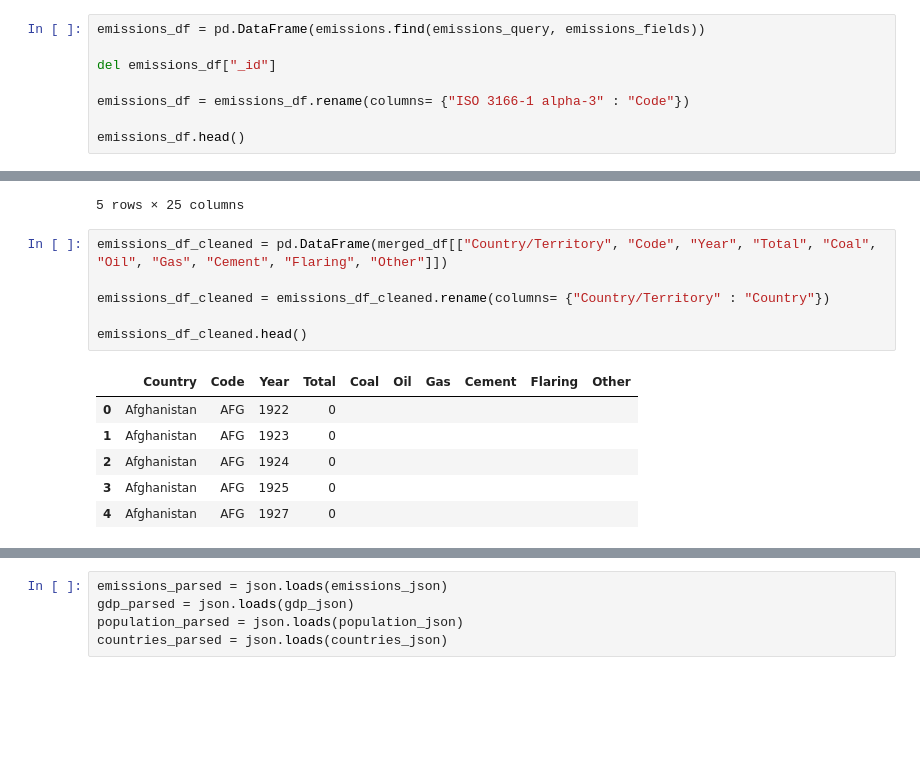
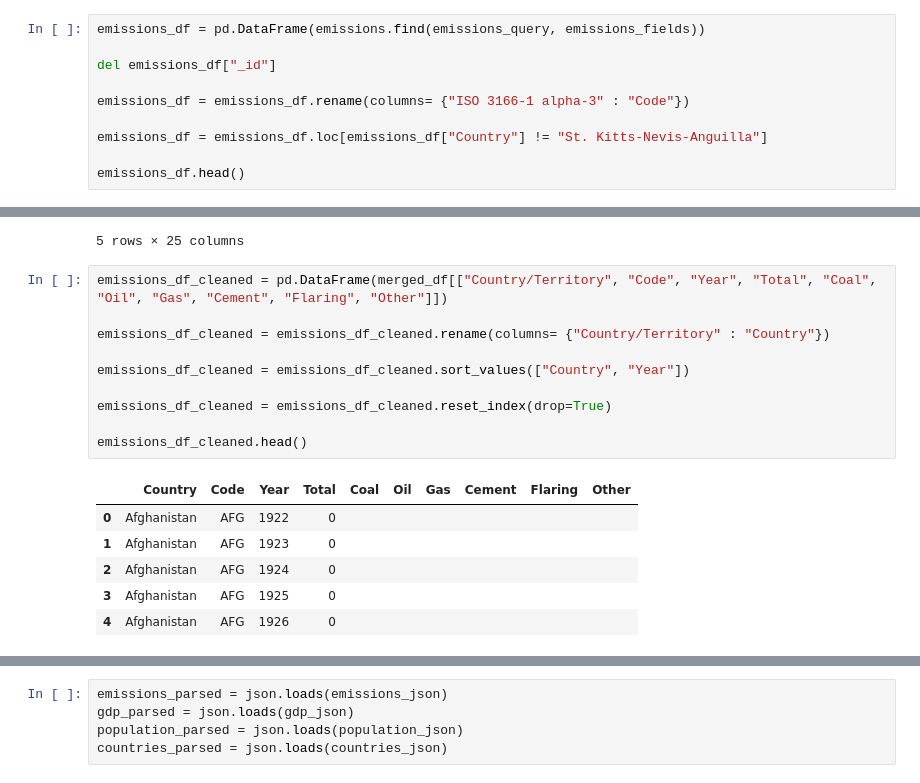
Before and after one commit to ddaniel2024/Project-3, a Jupyter notebook: notebook.ipynb, the cells around one changed output, grey strips where cells are left out. Drawn from its saved outputs; the diff is of its cells as text; blank space fills up the shorter version.

```diff
--- a/notebook.ipynb
+++ b/notebook.ipynb
@@ -62,6 +62,8 @@ del emissions_df["_id"]
 
 emissions_df = emissions_df.rename(columns= {"ISO 3166-1 alpha-3" : "Code"})
 
+emissions_df = emissions_df.loc[emissions_df["Country"] != "St. Kitts-Nevis-Anguilla"]
+
 emissions_df.head()
 # %% [output]
 |  | Country | Code | Year | Total | Coal | Oil | Gas | Cement | Flaring | Other |
@@ -160,16 +162,20 @@ merged_df.head()
 # %%
 emissions_df_cleaned = pd.DataFrame(merged_df[["Country/Territory", "Code", "Year", "Total", "Coal", "Oil", "Gas", "Cement", "Flaring", "Other"]])
 
 emissions_df_cleaned = emissions_df_cleaned.rename(columns= {"Country/Territory" : "Country"})
 
+emissions_df_cleaned = emissions_df_cleaned.sort_values(["Country", "Year"])
+
+emissions_df_cleaned = emissions_df_cleaned.reset_index(drop=True)
+
 emissions_df_cleaned.head()
 # %% [output]
 |  | Country | Code | Year | Total | Coal | Oil | Gas | Cement | Flaring | Other |
 | 0 | Afghanistan | AFG | 1922 | 0 |  |  |  |  |  |  |
 | 1 | Afghanistan | AFG | 1923 | 0 |  |  |  |  |  |  |
 | 2 | Afghanistan | AFG | 1924 | 0 |  |  |  |  |  |  |
 | 3 | Afghanistan | AFG | 1925 | 0 |  |  |  |  |  |  |
-| 4 | Afghanistan | AFG | 1927 | 0 |  |  |  |  |  |  |
+| 4 | Afghanistan | AFG | 1926 | 0 |  |  |  |  |  |  |
 # %%
 population_df_cleaned = merged_df.drop_duplicates("Code")
 
```
Also changed, not shown: parts of 5 cells of this notebook, 4 other files.
